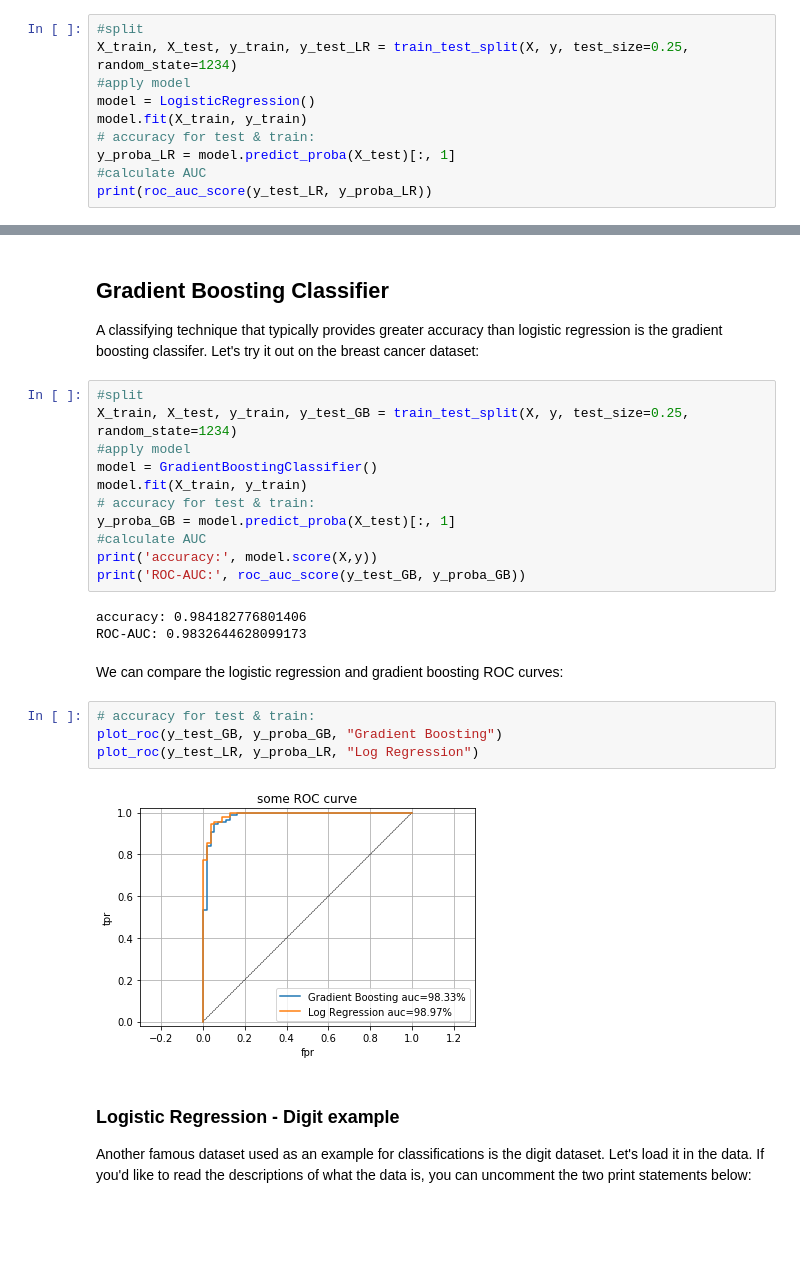
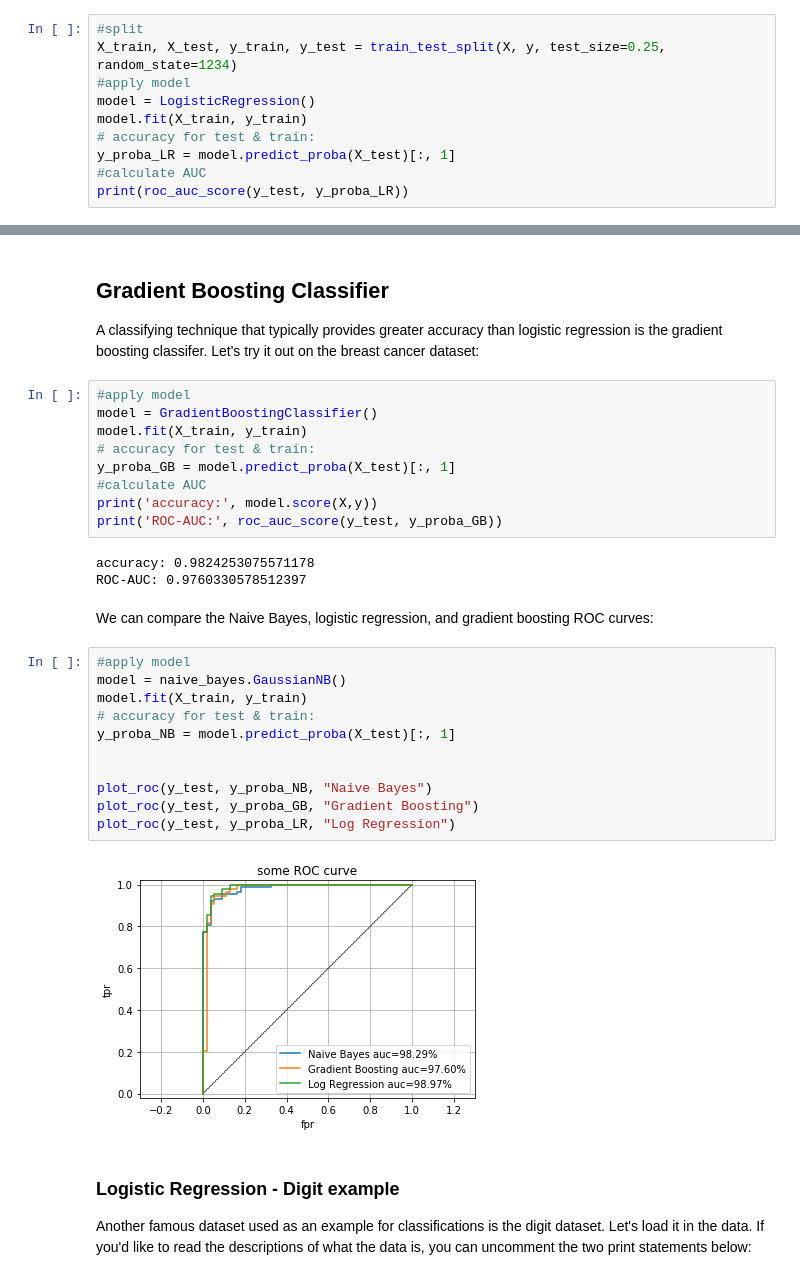
Before and after one commit to laurenshareshian/Machine-Learning-Course-Lessons, a Jupyter notebook: G - Classification Basics/Logistic Regression Continued - Error Classification.ipynb, the cells around one changed output, grey strips where cells are left out. Drawn from its saved outputs; the diff is of its cells as text; blank space fills up the shorter version.

Commit message:
naive bayes

```diff
--- a/G - Classification Basics/Logistic Regression Continued - Error Classification.ipynb
+++ b/G - Classification Basics/Logistic Regression Continued - Error Classification.ipynb
@@ -211,14 +212,14 @@ We can compare models and choose the one with the highest AUC.
 Going back to our breast cancer example, let's do a test/train split and calculate the AUC score:
 # %%
 #split
-X_train, X_test, y_train, y_test_LR = train_test_split(X, y, test_size=0.25, random_state=1234)
+X_train, X_test, y_train, y_test = train_test_split(X, y, test_size=0.25, random_state=1234)
 #apply model
 model = LogisticRegression()
 model.fit(X_train, y_train)
 # accuracy for test & train:
 y_proba_LR = model.predict_proba(X_test)[:, 1]
 #calculate AUC
-print(roc_auc_score(y_test_LR, y_proba_LR))
+print(roc_auc_score(y_test, y_proba_LR))
 # %% [output]
 0.9896694214876034
 # %% [markdown]
@@ -246,8 +247,6 @@ plot_roc(y_test_LR, y_proba_LR, "Log Reg")
 
 A classifying technique that typically provides greater accuracy than logistic regression is the gradient boosting classifer. Let's try it out on the breast cancer dataset:
 # %%
-#split
-X_train, X_test, y_train, y_test_GB = train_test_split(X, y, test_size=0.25, random_state=1234)
 #apply model
 model = GradientBoostingClassifier()
 model.fit(X_train, y_train)
@@ -255,18 +254,25 @@ model.fit(X_train, y_train)
 y_proba_GB = model.predict_proba(X_test)[:, 1]
 #calculate AUC
 print('accuracy:', model.score(X,y))
-print('ROC-AUC:', roc_auc_score(y_test_GB, y_proba_GB))
+print('ROC-AUC:', roc_auc_score(y_test, y_proba_GB))
 # %% [output]
-accuracy: 0.984182776801406
-ROC-AUC: 0.9832644628099173
+accuracy: 0.9824253075571178
+ROC-AUC: 0.9760330578512397
 # %% [markdown]
-We can compare the logistic regression and gradient boosting ROC curves:
+We can compare the Naive Bayes, logistic regression, and gradient boosting ROC curves:
 # %%
+#apply model
+model = naive_bayes.GaussianNB()
+model.fit(X_train, y_train)
 # accuracy for test & train:
-plot_roc(y_test_GB, y_proba_GB, "Gradient Boosting")
-plot_roc(y_test_LR, y_proba_LR, "Log Regression")
+y_proba_NB = model.predict_proba(X_test)[:, 1]
+
+
+plot_roc(y_test, y_proba_NB, "Naive Bayes")
+plot_roc(y_test, y_proba_GB, "Gradient Boosting")
+plot_roc(y_test, y_proba_LR, "Log Regression")
 # %% [output]
-[figure, old version]
+[figure, new version]
 # %% [markdown]
 ### Logistic Regression - Digit example
 Another famous dataset used as an example for classifications is the digit dataset. Let's load it in the data. If you'd like to read the descriptions of what the data is, you can uncomment the two print statements below:
```
Also changed, not shown: parts of 1 cell of this notebook, 8 other files.
